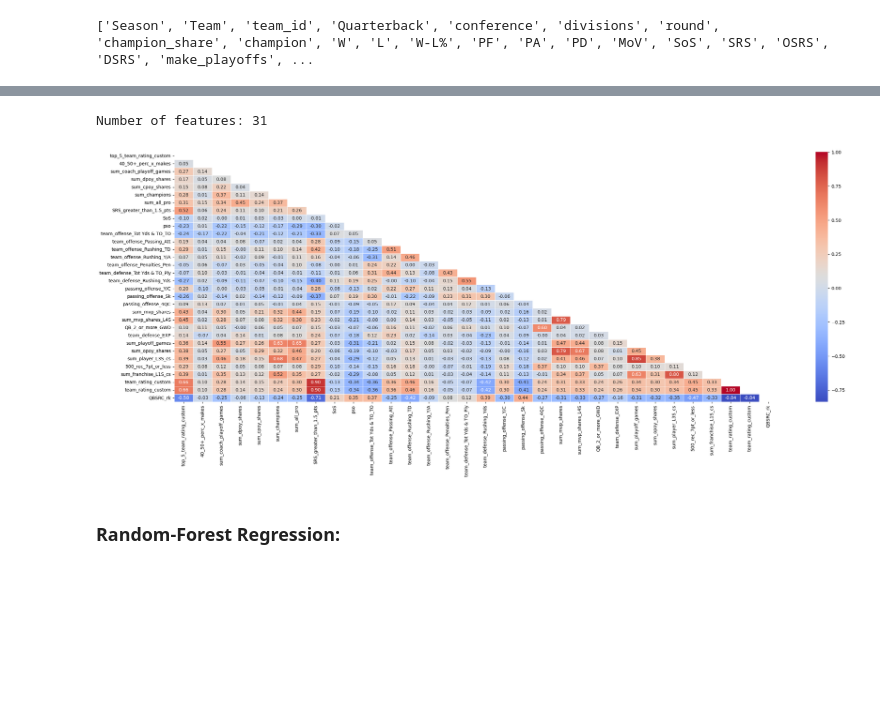
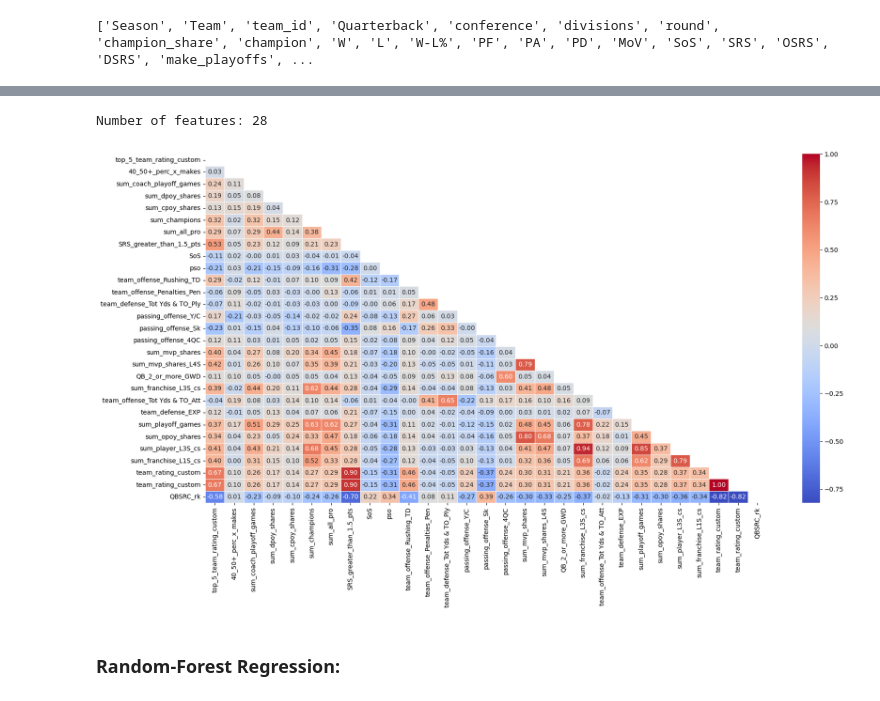
Before and after one commit to allenjake440/NFL_Champion, a Jupyter notebook: nfl_champ_ml.ipynb, the cells around one changed output, grey strips where cells are left out. Cells and saved outputs as stored; diff of their text form; code cells hidden in the pictures; blank space fills up the shorter version.

```diff
--- a/nfl_champ_ml.ipynb
+++ b/nfl_champ_ml.ipynb
@@ -103,13 +103,13 @@ Columns that were removed:
 # %%
+
 features = ['top_5_team_rating_custom', '40_50+_perc_x_makes',
            'sum_coach_playoff_games', 'sum_dpoy_shares', 'sum_cpoy_shares', 'sum_champions', 'sum_all_pro','SRS_greater_than_1.5_pts',
 
-            'SoS', 'pso',
-           'team_offense_Tot Yds & TO_TO', 'team_offense_Passing_Att', 'team_offense_Rushing_TD', 'team_offense_Rushing_Y/A', 'team_offense_Penalties_Pen' ,
-            'team_defense_Tot Yds & TO_Ply', 'team_defense_Rushing_Yds', 'passing_offense_Y/C',
-            'passing_offense_Sk', 'passing_offense_4QC', 'sum_mvp_shares', 'sum_mvp_shares_L4S', 'QB_2_or_more_GWD',
+            'SoS', 'pso','team_offense_Rushing_TD', 'team_offense_Penalties_Pen' ,
+            'team_defense_Tot Yds & TO_Ply', 'passing_offense_Y/C',
+            'passing_offense_Sk', 'passing_offense_4QC', 'sum_mvp_shares', 'sum_mvp_shares_L4S', 'QB_2_or_more_GWD', 'sum_franchise_L3S_cs', 'team_offense_Tot Yds & TO_Att',
 
-             'team_defense_EXP', 'sum_playoff_games', 'sum_opoy_shares', 'sum_player_L3S_cs','500_rec_7pt_or_less', 'sum_franchise_L1S_cs', 'team_rating_custom', 'QBSRC_rk'
+             'team_defense_EXP', 'sum_playoff_games', 'sum_opoy_shares', 'sum_player_L3S_cs','sum_franchise_L1S_cs', 'team_rating_custom', 'QBSRC_rk'
            ]
 
 
@@ -117,16 +117,16 @@ num_features = len(features)
 
 print(f"Number of features: {num_features}")
 # %% [output]
-Number of features: 31
+Number of features: 28
 # %%
 selected_features_data = data[features]
 correlation_matrix = selected_features_data.corr()
 mask = np.triu(np.ones_like(correlation_matrix, dtype=bool))
-plt.figure(figsize=(30, 10))
+plt.figure(figsize=(20, 10))
 sns.heatmap(correlation_matrix, annot=True, cmap="coolwarm", fmt=".2f", linewidths=.5, mask=mask)
 plt.show()
 # %% [output]
-[figure, old version]
+[figure, new version]
 # %% [markdown]
 ### Random-Forest Regression:
 # %%
```
Also changed, not shown: parts of 14 cells of this notebook, 5 other files.
